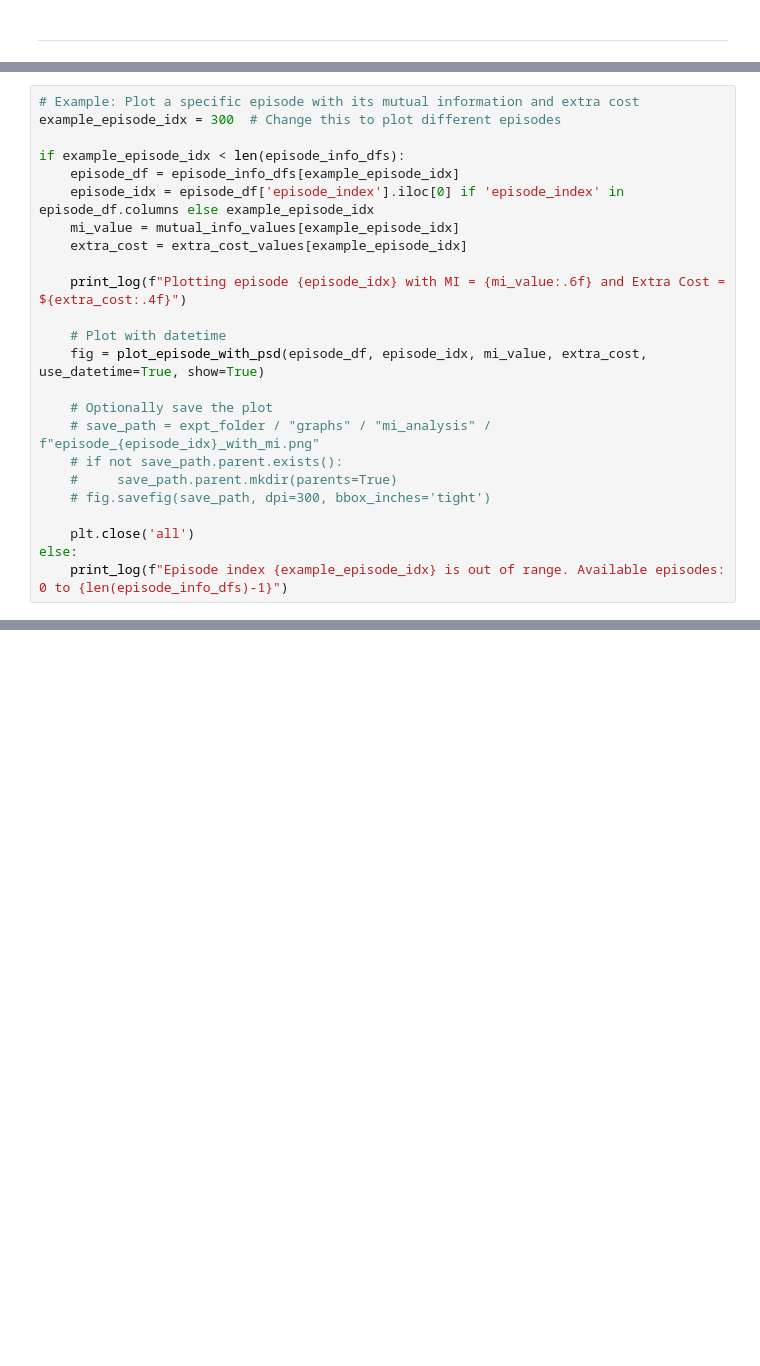
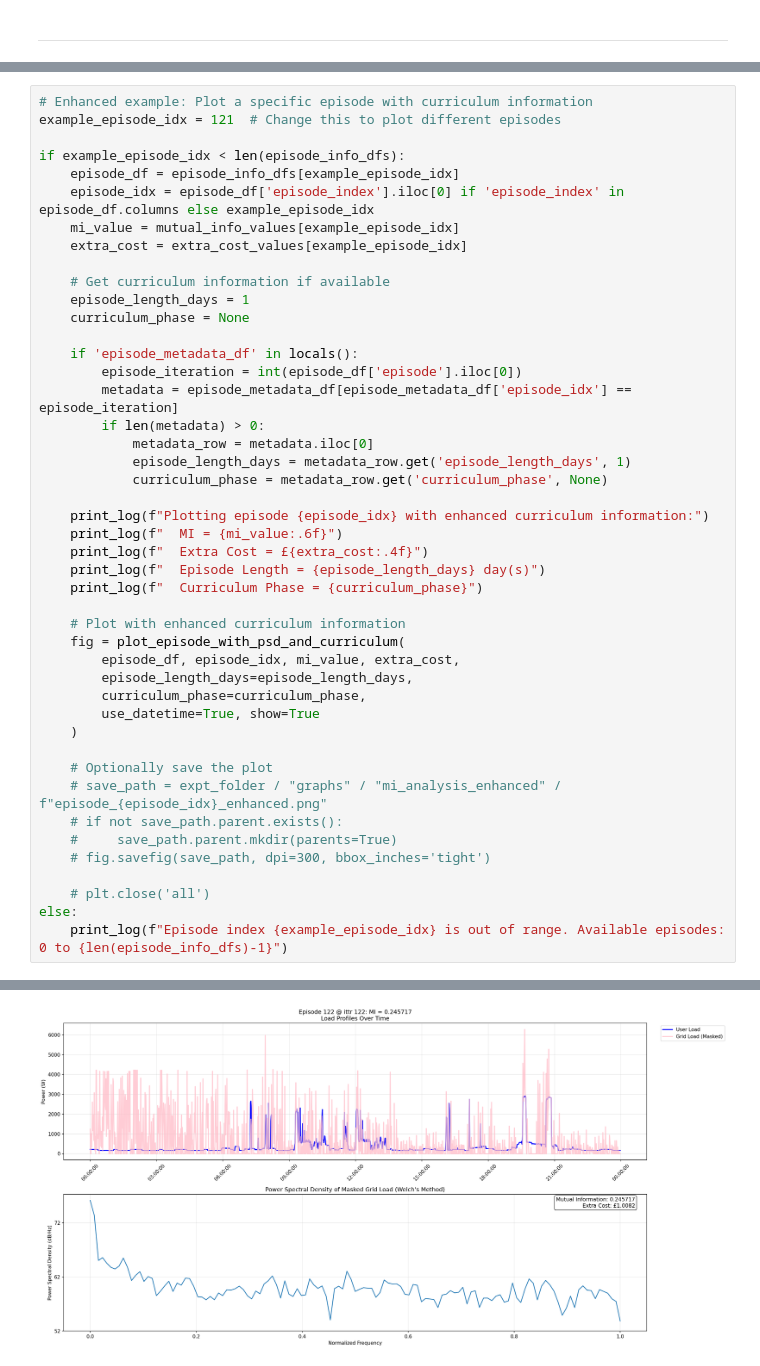
Before and after one commit to mmmmmm44/AdversarialSMControl, a Jupyter notebook: evaluation.ipynb, the cells around one changed output, grey strips where cells are left out. Cells and saved outputs as stored; diff of their text form; blank space fills up the shorter version.

```diff
--- a/evaluation.ipynb
+++ b/evaluation.ipynb
@@ -571,8 +932,8 @@ def plot_episode_with_psd(episode_df, episode_idx, mi_value, extra_cost_value, s
         plt.show()
     return fig
 # %%
-# Example: Plot a specific episode with its mutual information and extra cost
-example_episode_idx = 300  # Change this to plot different episodes
+# Enhanced example: Plot a specific episode with curriculum information
+example_episode_idx = 121  # Change this to plot different episodes
 
 if example_episode_idx < len(episode_info_dfs):
     episode_df = episode_info_dfs[example_episode_idx]
@@ -580,18 +941,39 @@ if example_episode_idx < len(episode_info_dfs):
     mi_value = mutual_info_values[example_episode_idx]
     extra_cost = extra_cost_values[example_episode_idx]
 
-    print_log(f"Plotting episode {episode_idx} with MI = {mi_value:.6f} and Extra Cost = ${extra_cost:.4f}")
+    # Get curriculum information if available
+    episode_length_days = 1
+    curriculum_phase = None
 
-    # Plot with datetime
-    fig = plot_episode_with_psd(episode_df, episode_idx, mi_value, extra_cost, use_datetime=True, show=True)
+    if 'episode_metadata_df' in locals():
+        episode_iteration = int(episode_df['episode'].iloc[0])
+        metadata = episode_metadata_df[episode_metadata_df['episode_idx'] == episode_iteration]
+        if len(metadata) > 0:
+            metadata_row = metadata.iloc[0]
+            episode_length_days = metadata_row.get('episode_length_days', 1)
+            curriculum_phase = metadata_row.get('curriculum_phase', None)
+
+    print_log(f"Plotting episode {episode_idx} with enhanced curriculum information:")
+    print_log(f"  MI = {mi_value:.6f}")
+    print_log(f"  Extra Cost = £{extra_cost:.4f}")
+    print_log(f"  Episode Length = {episode_length_days} day(s)")
+    print_log(f"  Curriculum Phase = {curriculum_phase}")
+
+    # Plot with enhanced curriculum information
+    fig = plot_episode_with_psd_and_curriculum(
+        episode_df, episode_idx, mi_value, extra_cost,
+        episode_length_days=episode_length_days,
+        curriculum_phase=curriculum_phase,
+        use_datetime=True, show=True
+    )
 
     # Optionally save the plot
-    # save_path = expt_folder / "graphs" / "mi_analysis" / f"episode_{episode_idx}_with_mi.png"
+    # save_path = expt_folder / "graphs" / "mi_analysis_enhanced" / f"episode_{episode_idx}_enhanced.png"
     # if not save_path.parent.exists():
     #     save_path.parent.mkdir(parents=True)
     # fig.savefig(save_path, dpi=300, bbox_inches='tight')
 
-    plt.close('all')
+    # plt.close('all')
 else:
     print_log(f"Episode index {example_episode_idx} is out of range. Available episodes: 0 to {len(episode_info_dfs)-1}")
 # %% [output]
@@ -599 +985,2 @@ else:
+[figure, added]
 # %%
```
Also changed, not shown: parts of 17 cells of this notebook, 17 other files.
